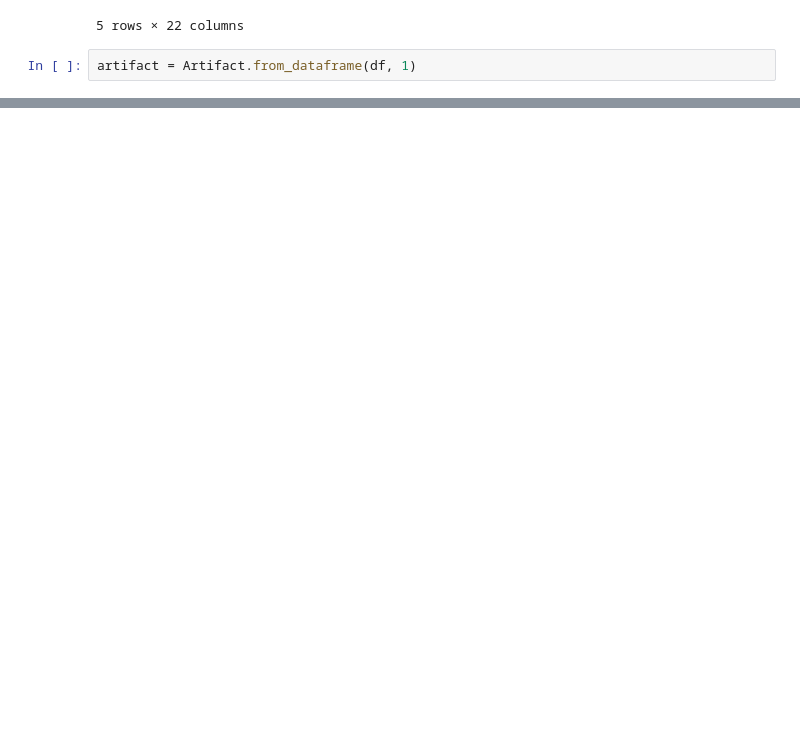
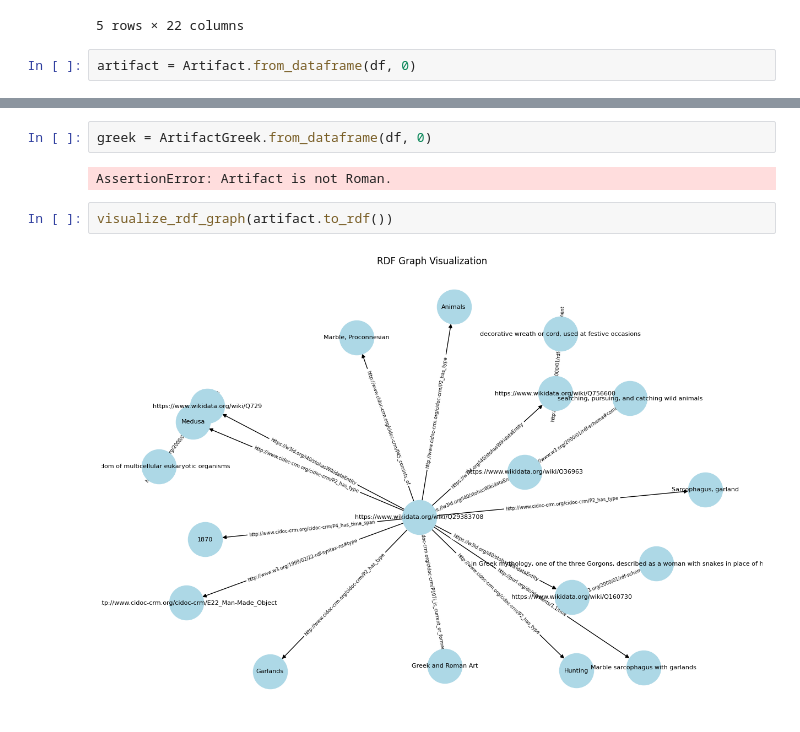
Before and after one commit to BeneWim/ACTHProject, a Jupyter notebook: 01_Notebooks/create_objects.ipynb, the cells around one changed output, grey strips where cells are left out. Cells and saved outputs as stored; diff of their text form; blank space fills up the shorter version.

Commit message:
Finish Artifact

```diff
--- a/01_Notebooks/create_objects.ipynb
+++ b/01_Notebooks/create_objects.ipynb
@@ -23,5 +26,5 @@ df.head()
 | 4 | 139016 | 239588 | Greek and Roman Art | 1874-01-01 | Bead | Glass eye bead | Phoenician, Cypriot | Archaic or Classical | Glass | ... |
 5 rows × 22 columns
 # %%
-artifact = Artifact.from_dataframe(df, 1)
+artifact = Artifact.from_dataframe(df, 0)
 # %%
@@ -30,0 +132,8 @@ artifact.objectName, artifact.accessionYear
+# %%
+greek = ArtifactGreek.from_dataframe(df, 0)
+# %% [output]
+AssertionError: Artifact is not Roman.
+# %%
+visualize_rdf_graph(artifact.to_rdf())
+# %% [output]
+[figure, added]
```
Also changed, not shown: parts of 9 cells of this notebook, 4 other files.
